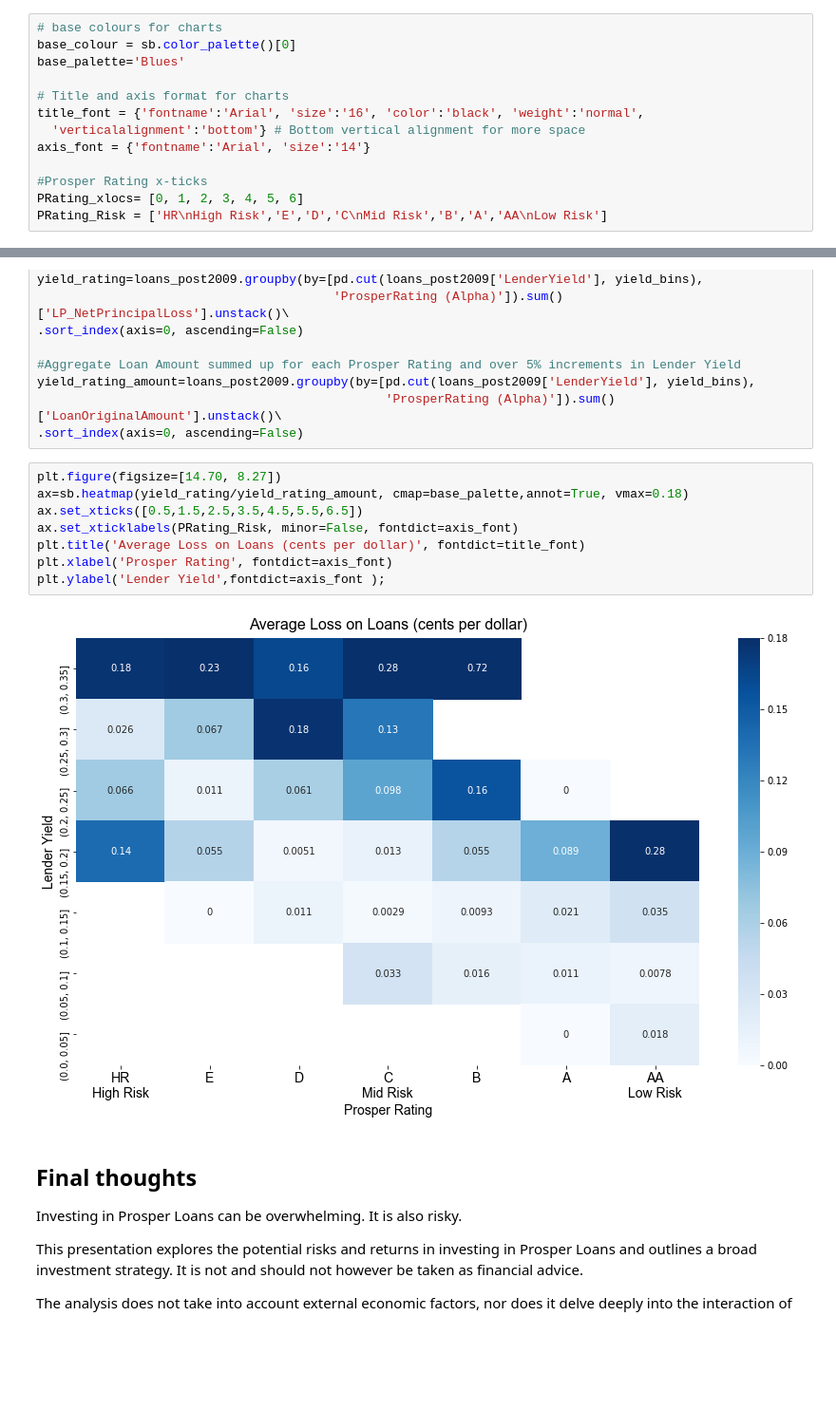
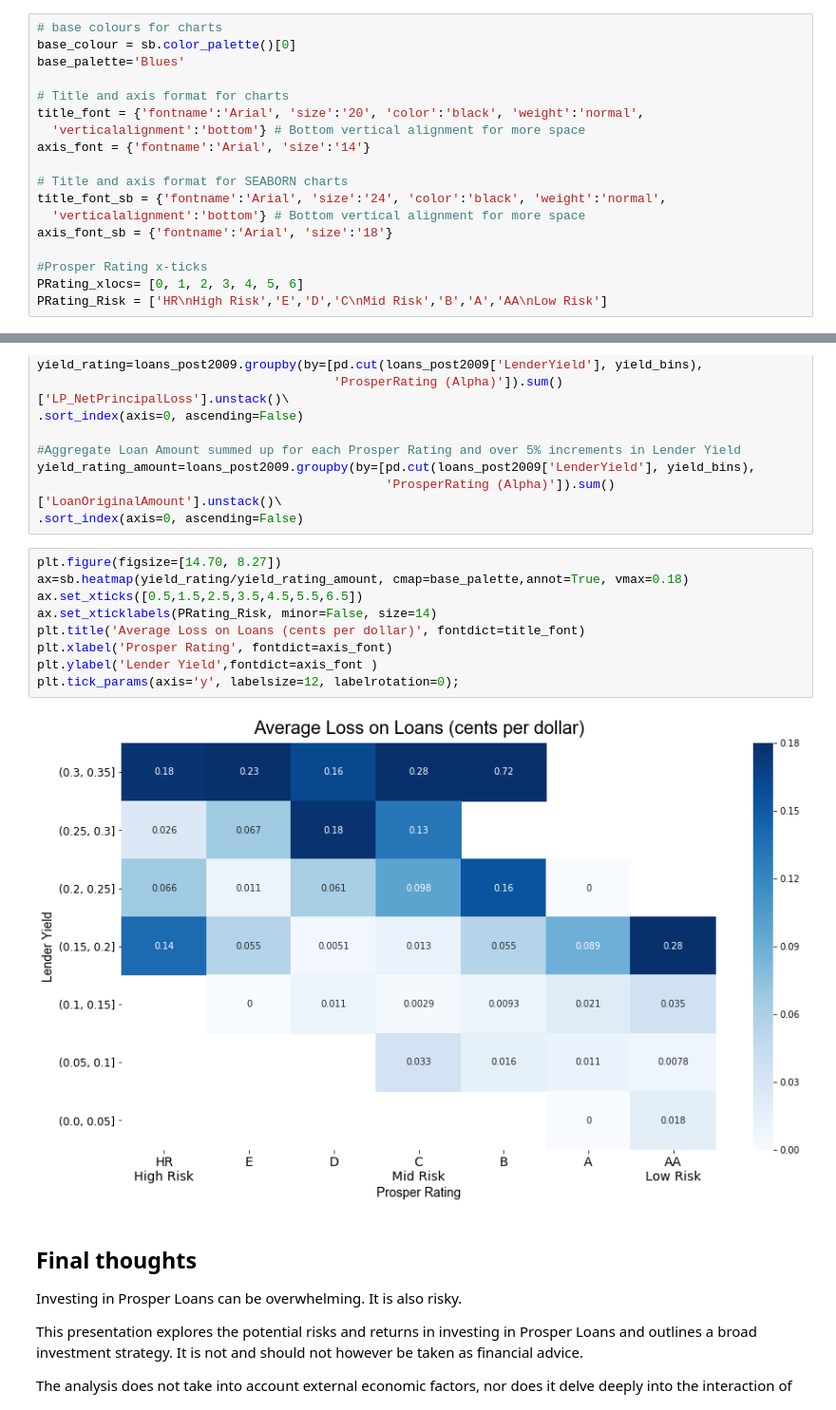
Before and after one commit to JenniferRomana/prosper_loans_PYTHON, a Jupyter notebook: Prosper_slides.ipynb, the cells around one changed output, grey strips where cells are left out. Shown at 95% size. Drawn from its saved outputs; the diff is of its cells as text; blank space fills up the shorter version.

```diff
--- a/Prosper_slides.ipynb
+++ b/Prosper_slides.ipynb
@@ -39,9 +39,14 @@ base_colour = sb.color_palette()[0]
 base_palette='Blues'
 
 # Title and axis format for charts
-title_font = {'fontname':'Arial', 'size':'16', 'color':'black', 'weight':'normal',
+title_font = {'fontname':'Arial', 'size':'20', 'color':'black', 'weight':'normal',
   'verticalalignment':'bottom'} # Bottom vertical alignment for more space
 axis_font = {'fontname':'Arial', 'size':'14'}
+
+# Title and axis format for SEABORN charts
+title_font_sb = {'fontname':'Arial', 'size':'24', 'color':'black', 'weight':'normal',
+  'verticalalignment':'bottom'} # Bottom vertical alignment for more space
+axis_font_sb = {'fontname':'Arial', 'size':'18'}
 
 #Prosper Rating x-ticks
 PRating_xlocs= [0, 1, 2, 3, 4, 5, 6]
@@ -430,13 +457,14 @@ yield_rating_amount=loans_post2009.groupby(by=[pd.cut(loans_post2009['LenderYiel
 # %%
 plt.figure(figsize=[14.70, 8.27])
 ax=sb.heatmap(yield_rating/yield_rating_amount, cmap=base_palette,annot=True, vmax=0.18)
 ax.set_xticks([0.5,1.5,2.5,3.5,4.5,5.5,6.5])
-ax.set_xticklabels(PRating_Risk, minor=False, fontdict=axis_font)
+ax.set_xticklabels(PRating_Risk, minor=False, size=14)
 plt.title('Average Loss on Loans (cents per dollar)', fontdict=title_font)
 plt.xlabel('Prosper Rating', fontdict=axis_font)
-plt.ylabel('Lender Yield',fontdict=axis_font );
+plt.ylabel('Lender Yield',fontdict=axis_font )
+plt.tick_params(axis='y', labelsize=12, labelrotation=0);
 # %% [output]
-[figure, old version]
+[figure, new version]
 # %% [markdown]
 ## Final thoughts
 
```
Also changed, not shown: parts of 16 cells of this notebook.
